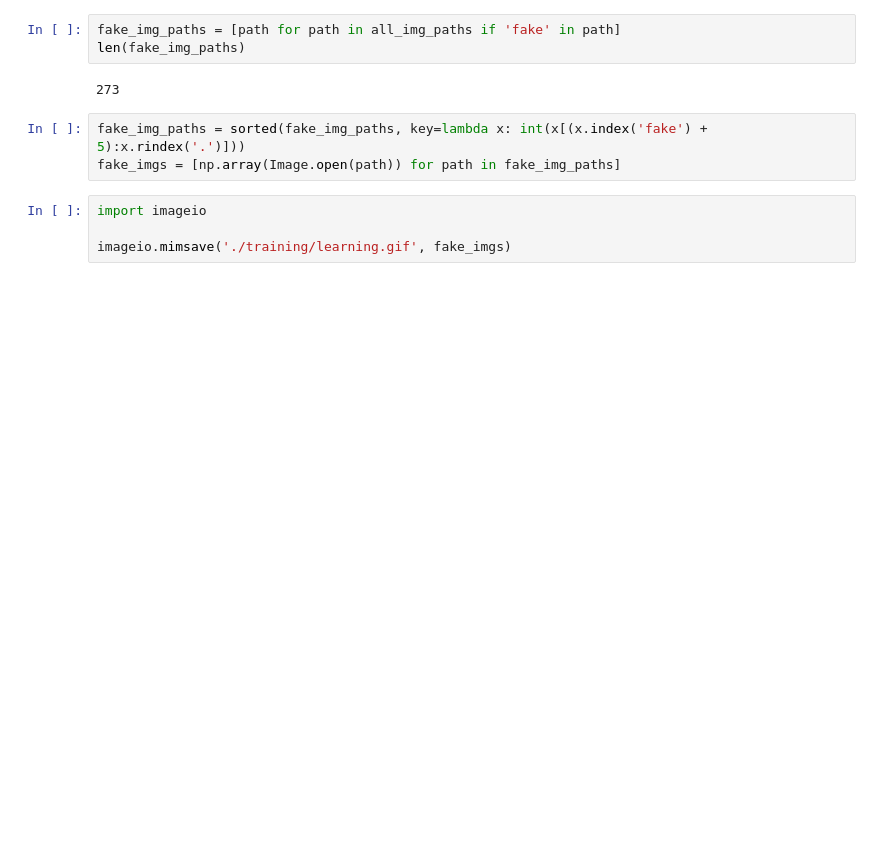
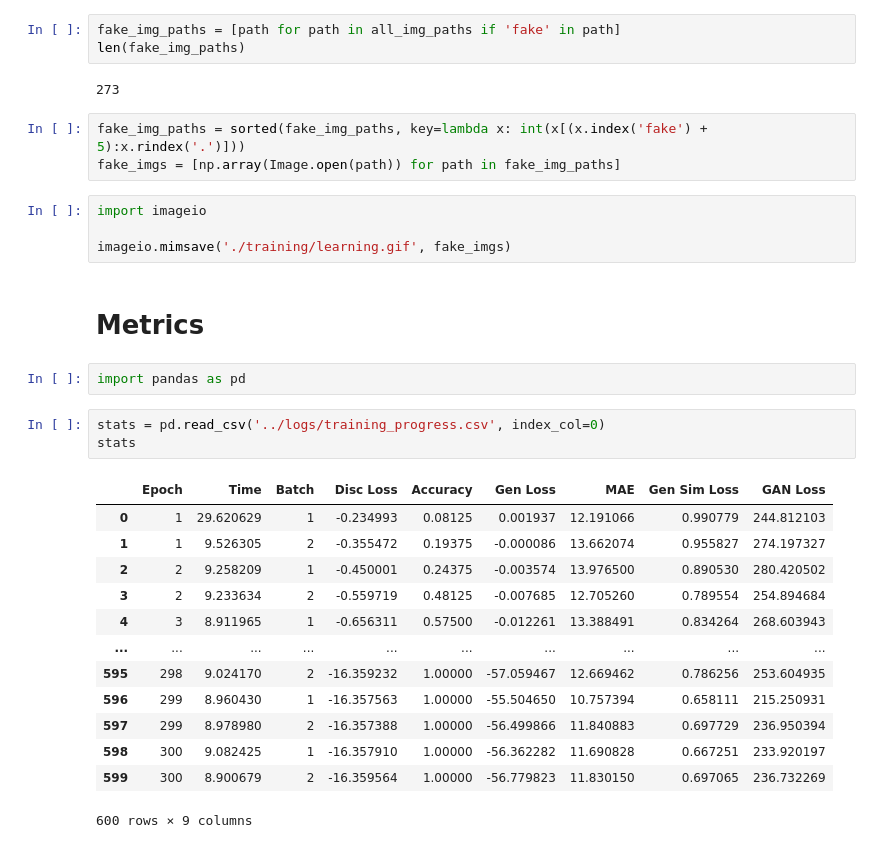
Before and after one commit to amanichopra/Deep-Learning-MRI-Reconstruction, a Jupyter notebook: plots/Learning Progress.ipynb, the cells around one changed output. Cells and saved outputs as stored; diff of their text form; blank space fills up the shorter version.

```diff
--- a/plots/Learning Progress.ipynb
+++ b/plots/Learning Progress.ipynb
@@ -34,3 +36,24 @@ fake_imgs = [np.array(Image.open(path)) for path in fake_img_paths]
 import imageio
 
 imageio.mimsave('./training/learning.gif', fake_imgs)
+# %% [markdown]
+# Metrics
+# %%
+import pandas as pd
+# %%
+stats = pd.read_csv('../logs/training_progress.csv', index_col=0)
+stats
+# %% [output]
+|  | Epoch | Time | Batch | Disc Loss | Accuracy | Gen Loss | MAE | Gen Sim Loss | GAN Loss |
+| 0 | 1 | 29.620629 | 1 | -0.234993 | 0.08125 | 0.001937 | 12.191066 | 0.990779 | 244.812103 |
+| 1 | 1 | 9.526305 | 2 | -0.355472 | 0.19375 | -0.000086 | 13.662074 | 0.955827 | 274.197327 |
+| 2 | 2 | 9.258209 | 1 | -0.450001 | 0.24375 | -0.003574 | 13.976500 | 0.890530 | 280.420502 |
+| 3 | 2 | 9.233634 | 2 | -0.559719 | 0.48125 | -0.007685 | 12.705260 | 0.789554 | 254.894684 |
+| 4 | 3 | 8.911965 | 1 | -0.656311 | 0.57500 | -0.012261 | 13.388491 | 0.834264 | 268.603943 |
+| ... | ... | ... | ... | ... | ... | ... | ... | ... | ... |
+| 595 | 298 | 9.024170 | 2 | -16.359232 | 1.00000 | -57.059467 | 12.669462 | 0.786256 | 253.604935 |
+| 596 | 299 | 8.960430 | 1 | -16.357563 | 1.00000 | -55.504650 | 10.757394 | 0.658111 | 215.250931 |
+| 597 | 299 | 8.978980 | 2 | -16.357388 | 1.00000 | -56.499866 | 11.840883 | 0.697729 | 236.950394 |
+| 598 | 300 | 9.082425 | 1 | -16.357910 | 1.00000 | -56.362282 | 11.690828 | 0.667251 | 233.920197 |
+| 599 | 300 | 8.900679 | 2 | -16.359564 | 1.00000 | -56.779823 | 11.830150 | 0.697065 | 236.732269 |
+600 rows × 9 columns
```
Also changed, not shown: parts of 8 cells of this notebook, 11 other files.
